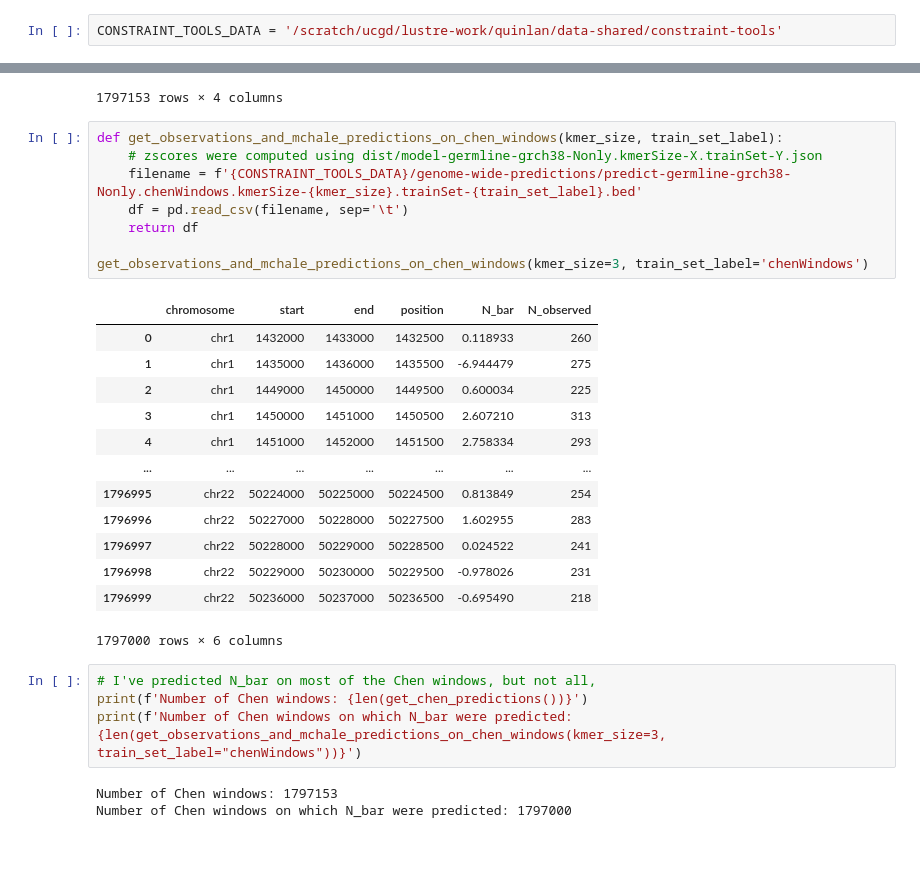
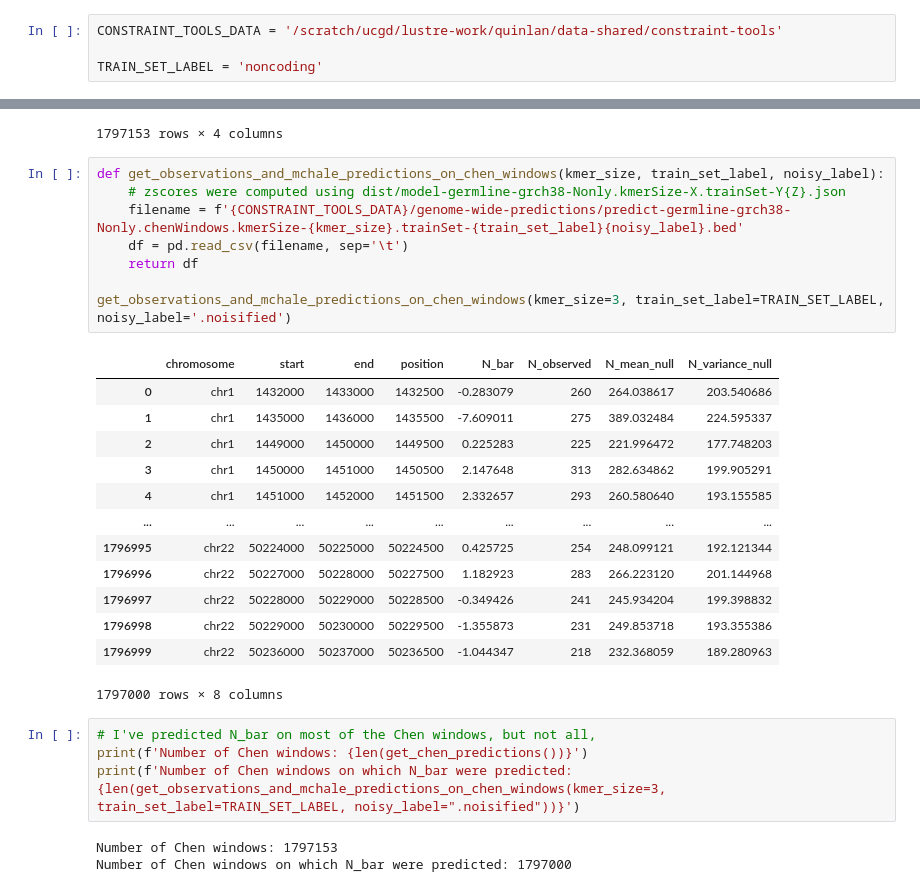
Before and after one commit to quinlan-lab/constraint-tools, a Jupyter notebook: experiments/germline-model/chen-et-al-2022/merge_chen_zscores_with_mchale_zscores.Nonly.ipynb, the cells around one changed output, grey strips where cells are left out. Saved outputs shown, nothing was run; the diff lists cells and outputs as text; blank space fills up the shorter version.

Commit message:
compute a table of zscores for various kmer sizes, and with and without noise

```diff
--- a/experiments/germline-model/chen-et-al-2022/merge_chen_zscores_with_mchale_zscores.Nonly.ipynb
+++ b/experiments/germline-model/chen-et-al-2022/merge_chen_zscores_with_mchale_zscores.Nonly.ipynb
@@ -1,5 +4,7 @@
 # %%
 CONSTRAINT_TOOLS_DATA = '/scratch/ucgd/lustre-work/quinlan/data-shared/constraint-tools'
+
+TRAIN_SET_LABEL = 'noncoding'
 # %%
 import pandas as pd
 
@@ -28,31 +33,31 @@ get_chen_predictions()
 | 1797152 | chr9 | 137658000 | 137659000 | -2.874039 |
 1797153 rows × 4 columns
 # %%
-def get_observations_and_mchale_predictions_on_chen_windows(kmer_size, train_set_label):
-    # zscores were computed using dist/model-germline-grch38-Nonly.kmerSize-X.trainSet-Y.json
-    filename = f'{CONSTRAINT_TOOLS_DATA}/genome-wide-predictions/predict-germline-grch38-Nonly.chenWindows.kmerSize-{kmer_size}.trainSet-{train_set_label}.bed'
+def get_observations_and_mchale_predictions_on_chen_windows(kmer_size, train_set_label, noisy_label):
+    # zscores were computed using dist/model-germline-grch38-Nonly.kmerSize-X.trainSet-Y{Z}.json
+    filename = f'{CONSTRAINT_TOOLS_DATA}/genome-wide-predictions/predict-germline-grch38-Nonly.chenWindows.kmerSize-{kmer_size}.trainSet-{train_set_label}{noisy_label}.bed'
     df = pd.read_csv(filename, sep='\t')
     return df
 
-get_observations_and_mchale_predictions_on_chen_windows(kmer_size=3, train_set_label='chenWindows')
+get_observations_and_mchale_predictions_on_chen_windows(kmer_size=3, train_set_label=TRAIN_SET_LABEL, noisy_label='.noisified')
 # %% [output]
-|  | chromosome | start | end | position | N_bar | N_observed |
-| 0 | chr1 | 1432000 | 1433000 | 1432500 | 0.118933 | 260 |
-| 1 | chr1 | 1435000 | 1436000 | 1435500 | -6.944479 | 275 |
-| 2 | chr1 | 1449000 | 1450000 | 1449500 | 0.600034 | 225 |
-| 3 | chr1 | 1450000 | 1451000 | 1450500 | 2.607210 | 313 |
-| 4 | chr1 | 1451000 | 1452000 | 1451500 | 2.758334 | 293 |
-| ... | ... | ... | ... | ... | ... | ... |
-| 1796995 | chr22 | 50224000 | 50225000 | 50224500 | 0.813849 | 254 |
-| 1796996 | chr22 | 50227000 | 50228000 | 50227500 | 1.602955 | 283 |
-| 1796997 | chr22 | 50228000 | 50229000 | 50228500 | 0.024522 | 241 |
-| 1796998 | chr22 | 50229000 | 50230000 | 50229500 | -0.978026 | 231 |
-| 1796999 | chr22 | 50236000 | 50237000 | 50236500 | -0.695490 | 218 |
+|  | chromosome | start | end | position | N_bar | N_observed | N_mean_null | N_variance_null |
+| 0 | chr1 | 1432000 | 1433000 | 1432500 | -0.283079 | 260 | 264.038617 | 203.540686 |
+| 1 | chr1 | 1435000 | 1436000 | 1435500 | -7.609011 | 275 | 389.032484 | 224.595337 |
+| 2 | chr1 | 1449000 | 1450000 | 1449500 | 0.225283 | 225 | 221.996472 | 177.748203 |
+| 3 | chr1 | 1450000 | 1451000 | 1450500 | 2.147648 | 313 | 282.634862 | 199.905291 |
+| 4 | chr1 | 1451000 | 1452000 | 1451500 | 2.332657 | 293 | 260.580640 | 193.155585 |
+| ... | ... | ... | ... | ... | ... | ... | ... | ... |
+| 1796995 | chr22 | 50224000 | 50225000 | 50224500 | 0.425725 | 254 | 248.099121 | 192.121344 |
+| 1796996 | chr22 | 50227000 | 50228000 | 50227500 | 1.182923 | 283 | 266.223120 | 201.144968 |
+| 1796997 | chr22 | 50228000 | 50229000 | 50228500 | -0.349426 | 241 | 245.934204 | 199.398832 |
+| 1796998 | chr22 | 50229000 | 50230000 | 50229500 | -1.355873 | 231 | 249.853718 | 193.355386 |
+| 1796999 | chr22 | 50236000 | 50237000 | 50236500 | -1.044347 | 218 | 232.368059 | 189.280963 |
-1797000 rows × 6 columns
+1797000 rows × 8 columns
 # %%
 # I've predicted N_bar on most of the Chen windows, but not all,
 print(f'Number of Chen windows: {len(get_chen_predictions())}')
-print(f'Number of Chen windows on which N_bar were predicted: {len(get_observations_and_mchale_predictions_on_chen_windows(kmer_size=3, train_set_label="chenWindows"))}')
+print(f'Number of Chen windows on which N_bar were predicted: {len(get_observations_and_mchale_predictions_on_chen_windows(kmer_size=3, train_set_label=TRAIN_SET_LABEL, noisy_label=".noisified"))}')
 # %% [output]
 Number of Chen windows: 1797153
 Number of Chen windows on which N_bar were predicted: 1797000
```
Also changed, not shown: parts of 5 cells of this notebook, 1 other file.
